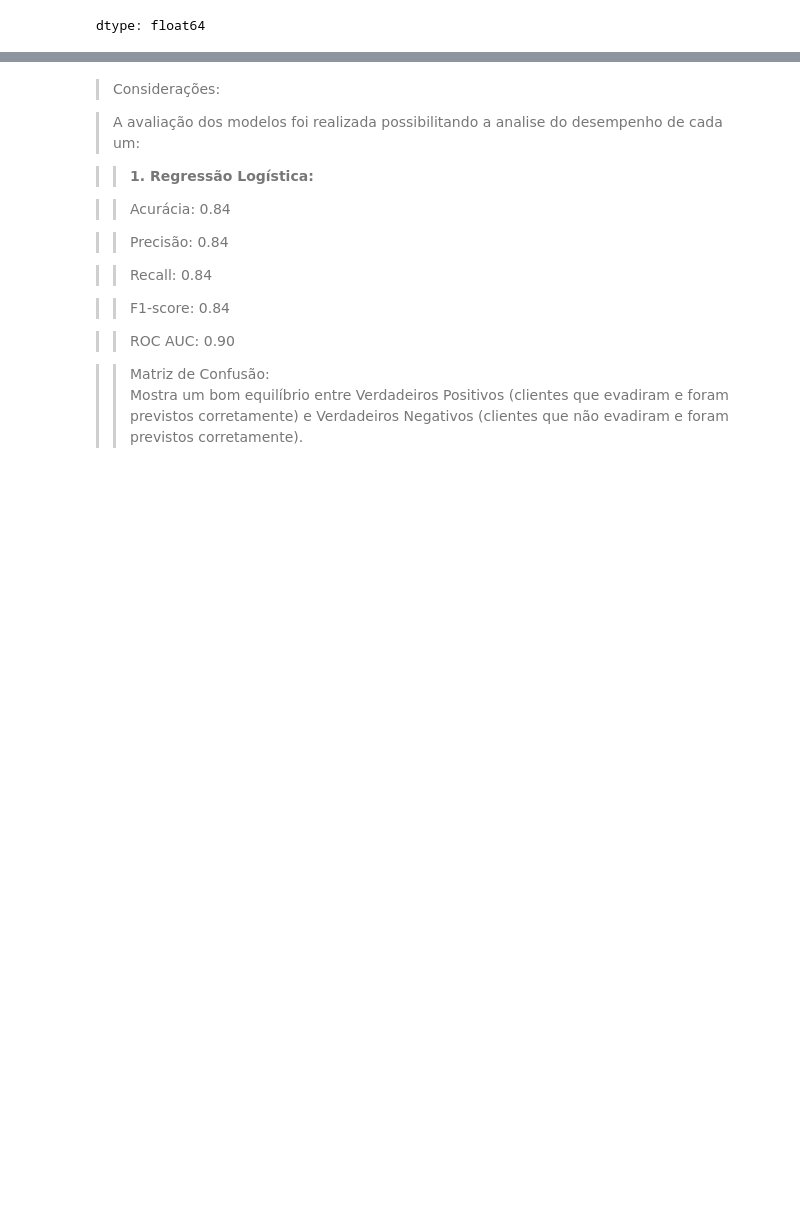
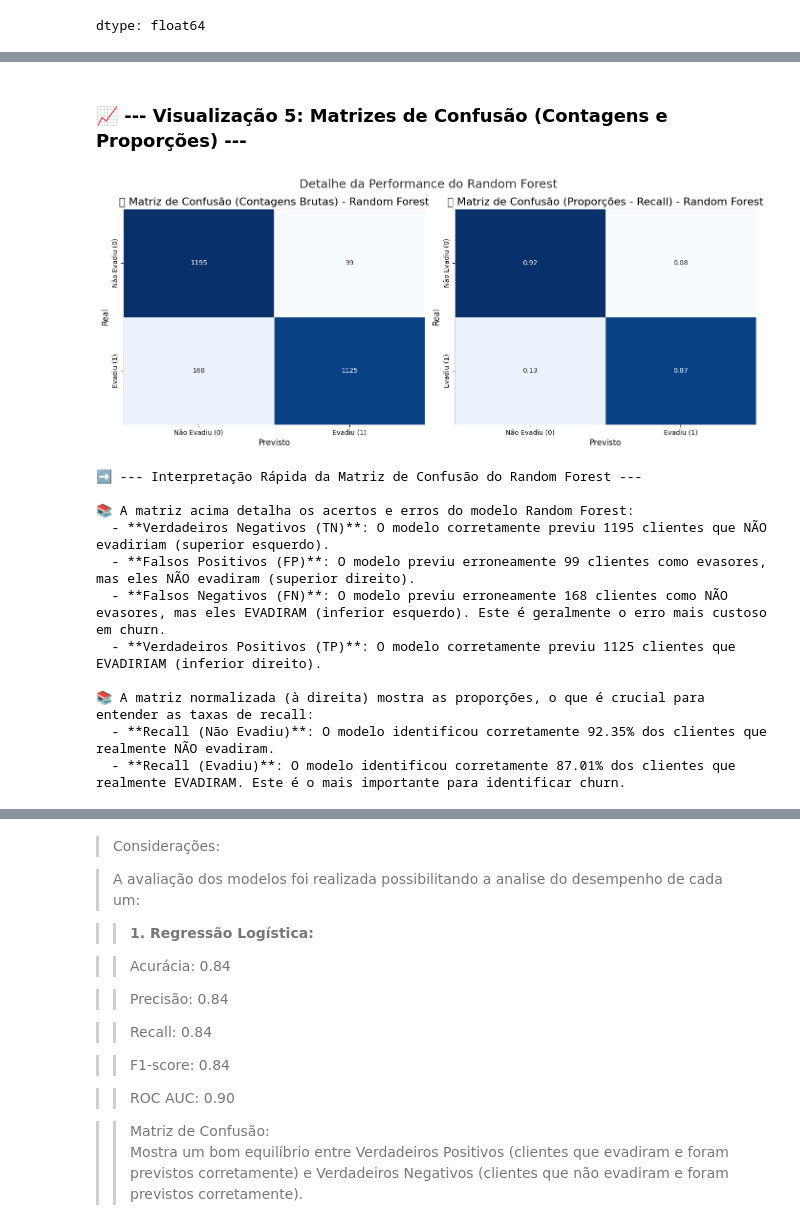
Before and after one commit to JULIANNEBBORGES/TELECOM_X_BR_P2, a Jupyter notebook: TelecomX_|_Previsão_Evasão_Clientes_(Churn)_P2_.ipynb, the cells around one changed output, grey strips where cells are left out. Drawn from its saved outputs; the diff is of its cells as text; code cells hidden in the pictures; blank space fills up the shorter version.

```diff
--- a/TelecomX_|_Previsão_Evasão_Clientes_(Churn)_P2_.ipynb
+++ b/TelecomX_|_Previsão_Evasão_Clientes_(Churn)_P2_.ipynb
@@ -1848,0 +2145,52 @@ dtype: float64
+# %% [markdown]
+### 📈 --- Visualização 5: Matrizes de Confusão (Contagens e Proporções) ---
+# %%
+cm_normalized = random_forest_confusion_matrix.astype('float') / random_forest_confusion_matrix.sum(axis=1)[:, np.newaxis]
+
+fig, axes = plt.subplots(1, 2, figsize=(14, 6))
+
+# Matriz de Confusão Bruta
+sns.heatmap(random_forest_confusion_matrix, annot=True, fmt='d', cmap='Blues', # Mantendo cmap='Blues'
+            xticklabels=class_names,
+            yticklabels=class_names, ax=axes[0], cbar=False, linewidths=.5, linecolor='lightgray')
+axes[0].set_title('🔢 Matriz de Confusão (Contagens Brutas) - Random Forest', fontsize=16)
+axes[0].set_xlabel('Previsto', fontsize=12)
+axes[0].set_ylabel('Real', fontsize=12)
+axes[0].tick_params(axis='both', which='major', labelsize=10)
+
+# Matriz de Confusão Normalizada (proporções)
+sns.heatmap(cm_normalized, annot=True, fmt='.2f', cmap='Blues', # Mantendo cmap='Blues'
+            xticklabels=class_names,
+            yticklabels=class_names, ax=axes[1], cbar=False, linewidths=.5, linecolor='lightgray')
+axes[1].set_title('🎯 Matriz de Confusão (Proporções - Recall) - Random Forest', fontsize=16)
+axes[1].set_xlabel('Previsto', fontsize=12)
+axes[1].set_ylabel('Real', fontsize=12)
+axes[1].tick_params(axis='both', which='major', labelsize=10)
+
+plt.tight_layout(rect=[0, 0.03, 1, 0.95])
+plt.suptitle('Detalhe da Performance do Random Forest', fontsize=18, y=0.99, color='#333')
+plt.show()
+
+print("\n➡️ --- Interpretação Rápida da Matriz de Confusão do Random Forest ---")
+print()
+print("📚 A matriz acima detalha os acertos e erros do modelo Random Forest:")
+print(f"  - **Verdadeiros Negativos (TN)**: O modelo corretamente previu {random_forest_confusion_matrix[0,0]} clientes que NÃO evadiriam (superior esquerdo).")
+print(f"  - **Falsos Positivos (FP)**: O modelo previu erroneamente {random_forest_confusion_matrix[0,1]} clientes como evasores, mas eles NÃO evadiram (superior direito).")
+print(f"  - **Falsos Negativos (FN)**: O modelo previu erroneamente {random_forest_confusion_matrix[1,0]} clientes como NÃO evasores, mas eles EVADIRAM (inferior esquerdo). Este é geralmente o erro mais custoso em churn.")
+print(f"  - **Verdadeiros Positivos (TP)**: O modelo corretamente previu {random_forest_confusion_matrix[1,1]} clientes que EVADIRIAM (inferior direito).")
+print("\n📚 A matriz normalizada (à direita) mostra as proporções, o que é crucial para entender as taxas de recall:")
+print(f"  - **Recall (Não Evadiu)**: O modelo identificou corretamente {cm_normalized[0,0]:.2%} dos clientes que realmente NÃO evadiram.")
+print(f"  - **Recall (Evadiu)**: O modelo identificou corretamente {cm_normalized[1,1]:.2%} dos clientes que realmente EVADIRAM. Este é o mais importante para identificar churn.")
+# %% [output]
+[figure, added]
+➡️ --- Interpretação Rápida da Matriz de Confusão do Random Forest ---
+
+📚 A matriz acima detalha os acertos e erros do modelo Random Forest:
+  - **Verdadeiros Negativos (TN)**: O modelo corretamente previu 1195 clientes que NÃO evadiriam (superior esquerdo).
+  - **Falsos Positivos (FP)**: O modelo previu erroneamente 99 clientes como evasores, mas eles NÃO evadiram (superior direito).
+  - **Falsos Negativos (FN)**: O modelo previu erroneamente 168 clientes como NÃO evasores, mas eles EVADIRAM (inferior esquerdo). Este é geralmente o erro mais custoso em churn.
+  - **Verdadeiros Positivos (TP)**: O modelo corretamente previu 1125 clientes que EVADIRIAM (inferior direito).
+
+📚 A matriz normalizada (à direita) mostra as proporções, o que é crucial para entender as taxas de recall:
+  - **Recall (Não Evadiu)**: O modelo identificou corretamente 92.35% dos clientes que realmente NÃO evadiram.
+  - **Recall (Evadiu)**: O modelo identificou corretamente 87.01% dos clientes que realmente EVADIRAM. Este é o mais importante para identificar churn.
```
Also changed, not shown: parts of 15 cells of this notebook.
